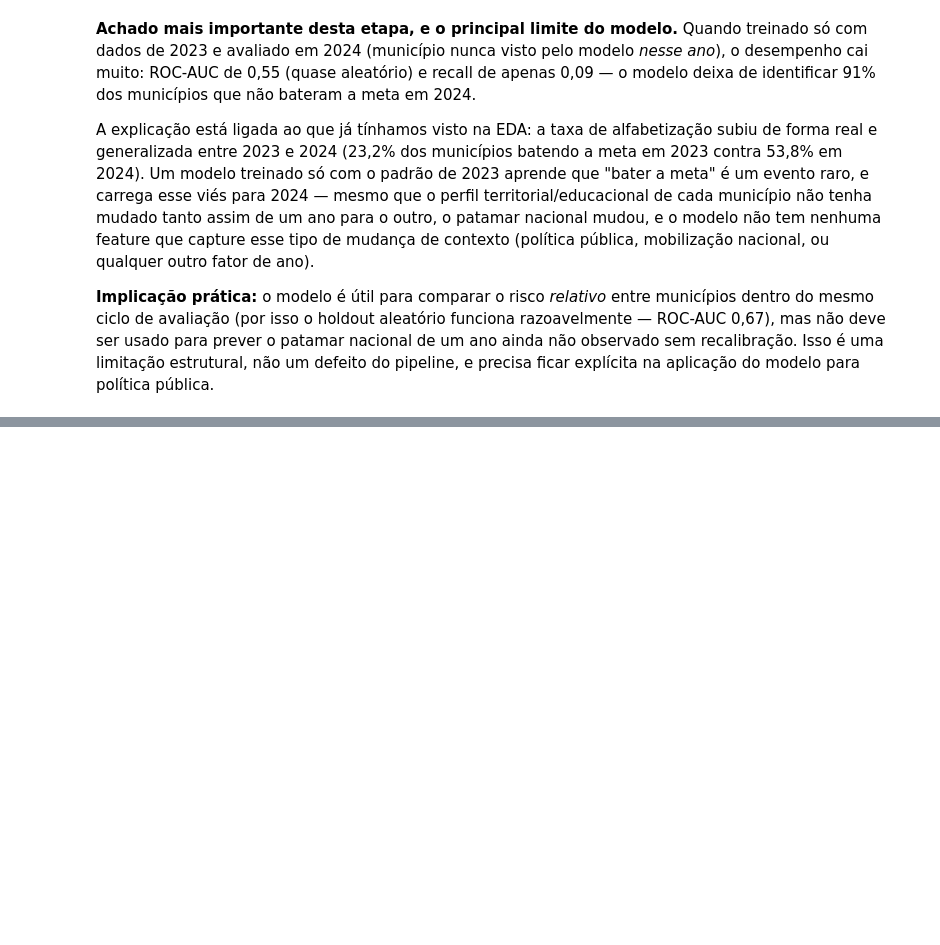
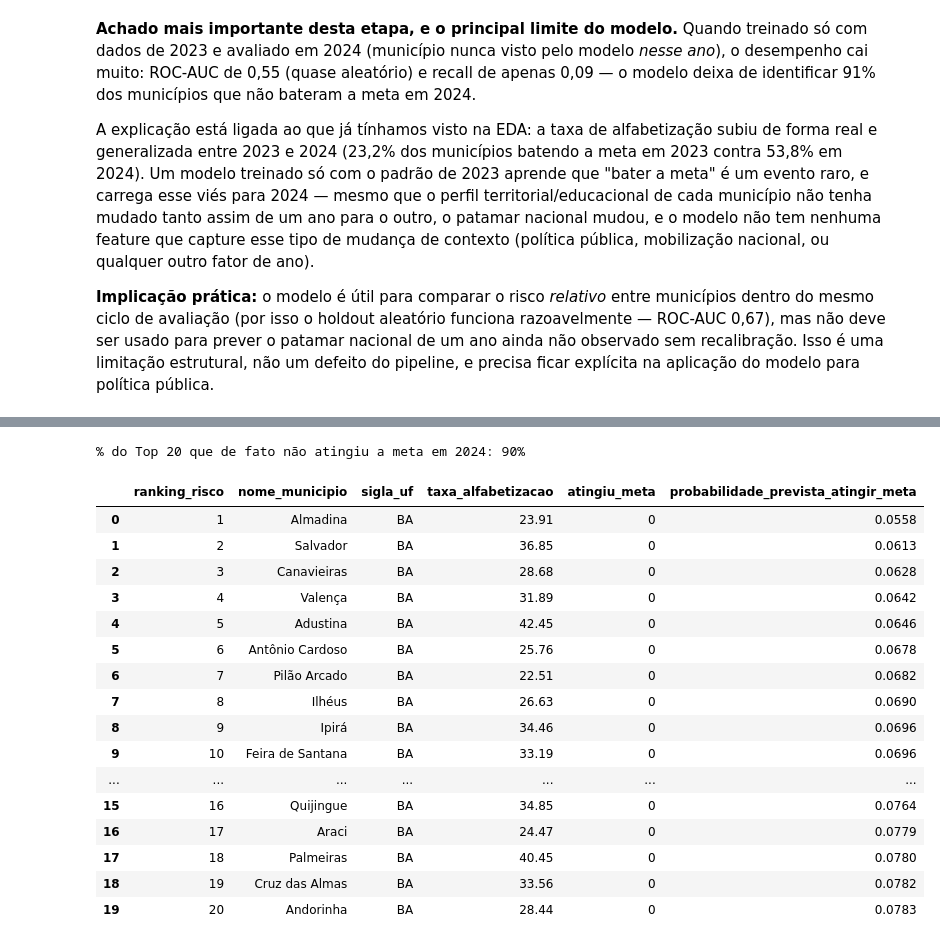
Before and after one commit to gustavo-leitao/Tech-Challenge-3, a Jupyter notebook: notebooks/02_modelagem.ipynb, the cells around one changed output, grey strips where cells are left out. Saved outputs shown, nothing was run; the diff lists cells and outputs as text; code cells hidden in the pictures; blank space fills up the shorter version.

Commit message:
feat: adiciona ranking de municipios por risco previsto

```diff
--- a/notebooks/02_modelagem.ipynb
+++ b/notebooks/02_modelagem.ipynb
@@ -171,0 +181,33 @@ A explicação está ligada ao que já tínhamos visto na EDA: a taxa de alfabet
+# %%
+proba_atingir_meta = pipeline.predict_proba(df[df["ano"] == 2024][FEATURE_COLUMNS])[:, 1]
+
+snapshot_2024 = df[df["ano"] == 2024].reset_index(drop=True)
+ranking = snapshot_2024[
+    ["nome_municipio", "sigla_uf", "taxa_alfabetizacao", "meta_alfabetizacao_2024", "atingiu_meta"]
+].copy()
+ranking["probabilidade_prevista_atingir_meta"] = proba_atingir_meta.round(4)
+ranking = ranking.sort_values("probabilidade_prevista_atingir_meta").reset_index(drop=True)
+ranking.insert(0, "ranking_risco", ranking.index + 1)
+
+top20 = ranking.head(20)
+print(f"% do Top 20 que de fato não atingiu a meta em 2024: {(top20['atingiu_meta'] == 0).mean():.0%}")
+top20.drop(columns=["meta_alfabetizacao_2024"])
+# %% [output]
+% do Top 20 que de fato não atingiu a meta em 2024: 90%
+|  | ranking_risco | nome_municipio | sigla_uf | taxa_alfabetizacao | atingiu_meta | probabilidade_prevista_atingir_meta |
+| 0 | 1 | Almadina | BA | 23.91 | 0 | 0.0558 |
+| 1 | 2 | Salvador | BA | 36.85 | 0 | 0.0613 |
+| 2 | 3 | Canavieiras | BA | 28.68 | 0 | 0.0628 |
+| 3 | 4 | Valença | BA | 31.89 | 0 | 0.0642 |
+| 4 | 5 | Adustina | BA | 42.45 | 0 | 0.0646 |
+| 5 | 6 | Antônio Cardoso | BA | 25.76 | 0 | 0.0678 |
+| 6 | 7 | Pilão Arcado | BA | 22.51 | 0 | 0.0682 |
+| 7 | 8 | Ilhéus | BA | 26.63 | 0 | 0.0690 |
+| 8 | 9 | Ipirá | BA | 34.46 | 0 | 0.0696 |
+| 9 | 10 | Feira de Santana | BA | 33.19 | 0 | 0.0696 |
+| ... | ... | ... | ... | ... | ... | ... |
+| 15 | 16 | Quijingue | BA | 34.85 | 0 | 0.0764 |
+| 16 | 17 | Araci | BA | 24.47 | 0 | 0.0779 |
+| 17 | 18 | Palmeiras | BA | 40.45 | 0 | 0.0780 |
+| 18 | 19 | Cruz das Almas | BA | 33.56 | 0 | 0.0782 |
+| 19 | 20 | Andorinha | BA | 28.44 | 0 | 0.0783 |
```
Also changed, not shown: parts of 3 cells of this notebook, 4 other files.
